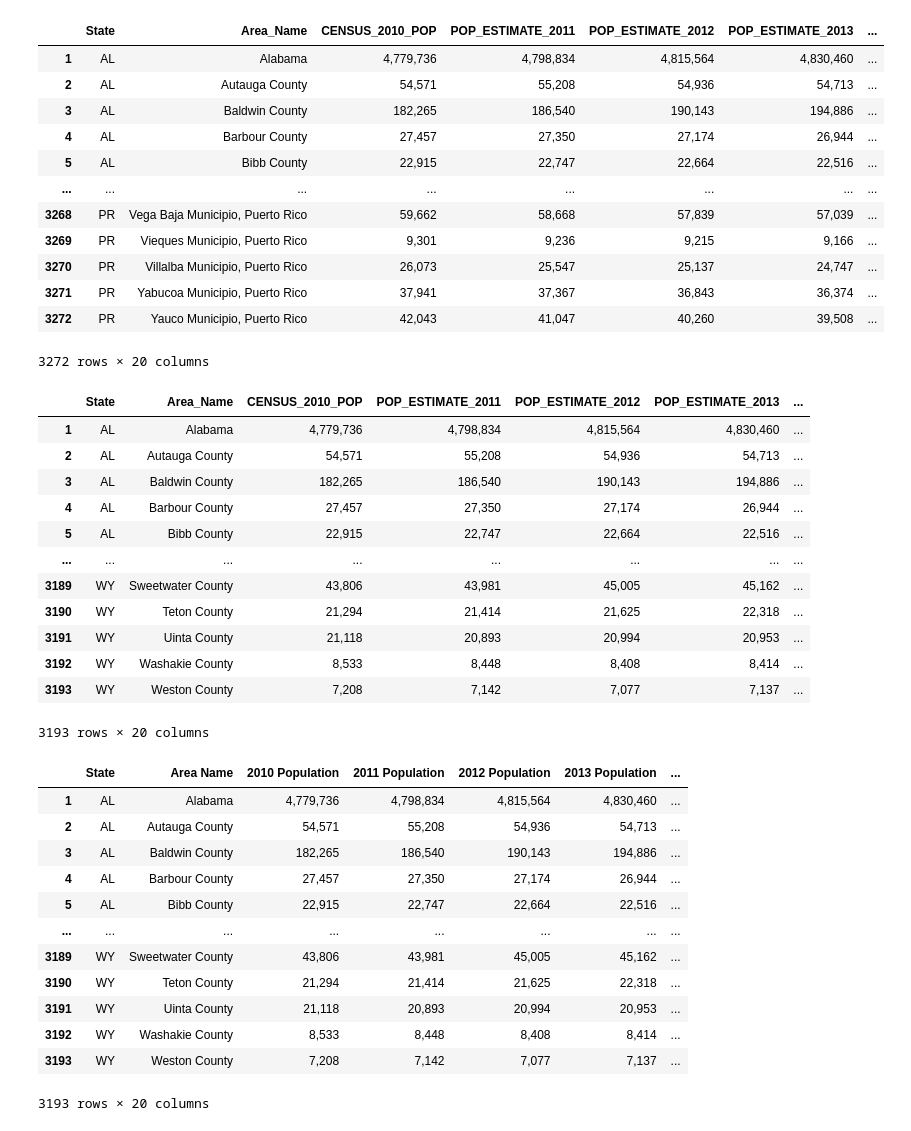
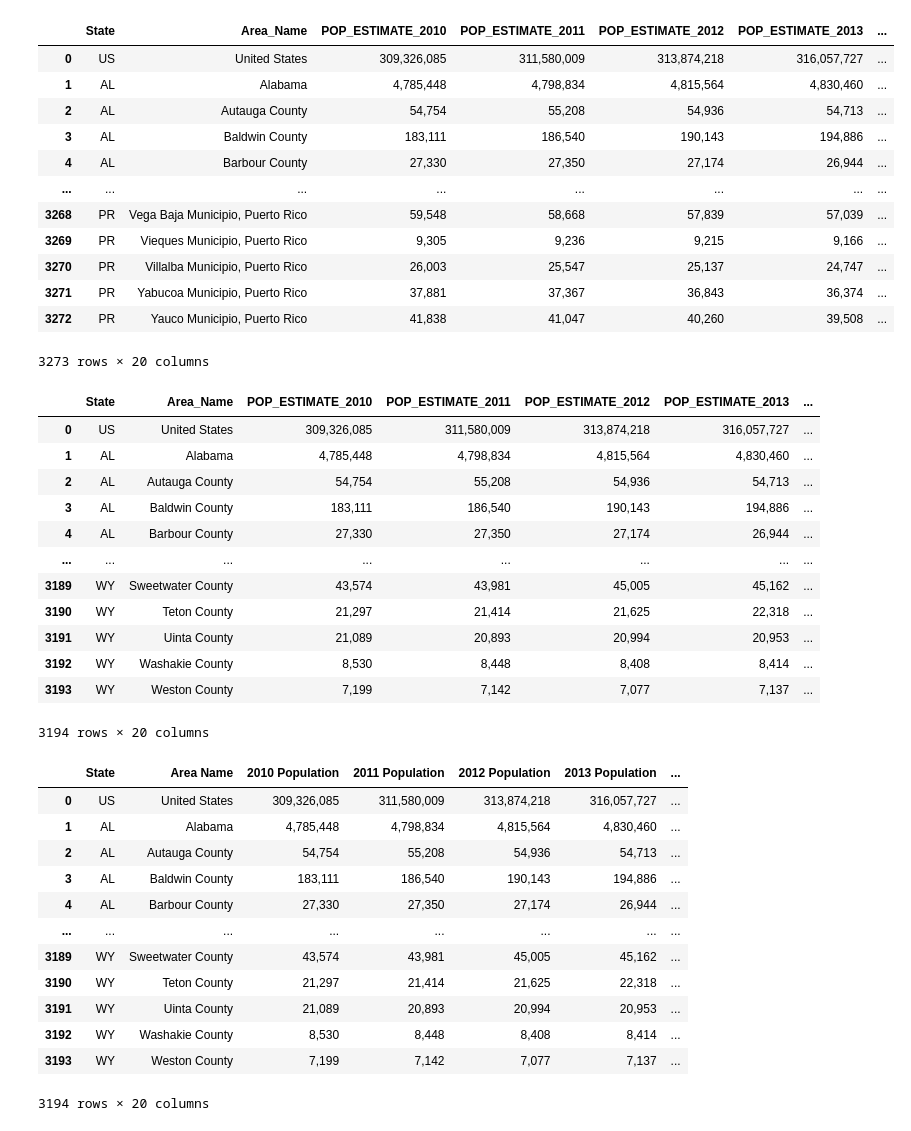
Before and after one commit to shawn-cavalieri/panic_at_the_desktop_project_1, a Jupyter notebook: svitlana_file.ipynb, the cells around one changed output. Cells and saved outputs as stored; diff of their text form; code cells hidden in the pictures.

```diff
--- a/svitlana_file.ipynb
+++ b/svitlana_file.ipynb
@@ -17,3 +8,2 @@ population.head()
 # %%
-population = population.drop(population.index[0])
-population.columns
+#population = population.drop(population.index[0])
@@ -30,45 +10,45 @@ Index(['FIPS', 'State', 'Area_Name', 'Rural-urban_Continuum Code_2003',
 # %%
-new_df=population[["State","Area_Name","CENSUS_2010_POP", "POP_ESTIMATE_2011",
+new_df=population[["State","Area_Name","POP_ESTIMATE_2010", "POP_ESTIMATE_2011",
                    "POP_ESTIMATE_2012", "POP_ESTIMATE_2013", "POP_ESTIMATE_2014",
                    "POP_ESTIMATE_2015", "POP_ESTIMATE_2016", "POP_ESTIMATE_2017","POP_ESTIMATE_2018",
                    "Births_2010", "Births_2011", "Births_2012", "Births_2013", "Births_2014", "Births_2015",
                    "Births_2016", "Births_2017", "Births_2018"
                     ]]
 new_df
 # %% [output]
-|  | State | Area_Name | CENSUS_2010_POP | POP_ESTIMATE_2011 | POP_ESTIMATE_2012 | POP_ESTIMATE_2013 | ... |
-| 1 | AL | Alabama | 4,779,736 | 4,798,834 | 4,815,564 | 4,830,460 | ... |
-| 2 | AL | Autauga County | 54,571 | 55,208 | 54,936 | 54,713 | ... |
-| 3 | AL | Baldwin County | 182,265 | 186,540 | 190,143 | 194,886 | ... |
-| 4 | AL | Barbour County | 27,457 | 27,350 | 27,174 | 26,944 | ... |
-| 5 | AL | Bibb County | 22,915 | 22,747 | 22,664 | 22,516 | ... |
+|  | State | Area_Name | POP_ESTIMATE_2010 | POP_ESTIMATE_2011 | POP_ESTIMATE_2012 | POP_ESTIMATE_2013 | ... |
+| 0 | US | United States | 309,326,085 | 311,580,009 | 313,874,218 | 316,057,727 | ... |
+| 1 | AL | Alabama | 4,785,448 | 4,798,834 | 4,815,564 | 4,830,460 | ... |
+| 2 | AL | Autauga County | 54,754 | 55,208 | 54,936 | 54,713 | ... |
+| 3 | AL | Baldwin County | 183,111 | 186,540 | 190,143 | 194,886 | ... |
+| 4 | AL | Barbour County | 27,330 | 27,350 | 27,174 | 26,944 | ... |
 | ... | ... | ... | ... | ... | ... | ... | ... |
-| 3268 | PR | Vega Baja Municipio, Puerto Rico | 59,662 | 58,668 | 57,839 | 57,039 | ... |
-| 3269 | PR | Vieques Municipio, Puerto Rico | 9,301 | 9,236 | 9,215 | 9,166 | ... |
-| 3270 | PR | Villalba Municipio, Puerto Rico | 26,073 | 25,547 | 25,137 | 24,747 | ... |
-| 3271 | PR | Yabucoa Municipio, Puerto Rico | 37,941 | 37,367 | 36,843 | 36,374 | ... |
-| 3272 | PR | Yauco Municipio, Puerto Rico | 42,043 | 41,047 | 40,260 | 39,508 | ... |
+| 3268 | PR | Vega Baja Municipio, Puerto Rico | 59,548 | 58,668 | 57,839 | 57,039 | ... |
+| 3269 | PR | Vieques Municipio, Puerto Rico | 9,305 | 9,236 | 9,215 | 9,166 | ... |
+| 3270 | PR | Villalba Municipio, Puerto Rico | 26,003 | 25,547 | 25,137 | 24,747 | ... |
+| 3271 | PR | Yabucoa Municipio, Puerto Rico | 37,881 | 37,367 | 36,843 | 36,374 | ... |
+| 3272 | PR | Yauco Municipio, Puerto Rico | 41,838 | 41,047 | 40,260 | 39,508 | ... |
-3272 rows × 20 columns
+3273 rows × 20 columns
 # %%
 #no Puerto Rico
 new_df=new_df.loc[new_df["State"]!="PR",:]
 new_df
 # %% [output]
-|  | State | Area_Name | CENSUS_2010_POP | POP_ESTIMATE_2011 | POP_ESTIMATE_2012 | POP_ESTIMATE_2013 | ... |
-| 1 | AL | Alabama | 4,779,736 | 4,798,834 | 4,815,564 | 4,830,460 | ... |
-| 2 | AL | Autauga County | 54,571 | 55,208 | 54,936 | 54,713 | ... |
-| 3 | AL | Baldwin County | 182,265 | 186,540 | 190,143 | 194,886 | ... |
-| 4 | AL | Barbour County | 27,457 | 27,350 | 27,174 | 26,944 | ... |
-| 5 | AL | Bibb County | 22,915 | 22,747 | 22,664 | 22,516 | ... |
+|  | State | Area_Name | POP_ESTIMATE_2010 | POP_ESTIMATE_2011 | POP_ESTIMATE_2012 | POP_ESTIMATE_2013 | ... |
+| 0 | US | United States | 309,326,085 | 311,580,009 | 313,874,218 | 316,057,727 | ... |
+| 1 | AL | Alabama | 4,785,448 | 4,798,834 | 4,815,564 | 4,830,460 | ... |
+| 2 | AL | Autauga County | 54,754 | 55,208 | 54,936 | 54,713 | ... |
+| 3 | AL | Baldwin County | 183,111 | 186,540 | 190,143 | 194,886 | ... |
+| 4 | AL | Barbour County | 27,330 | 27,350 | 27,174 | 26,944 | ... |
 | ... | ... | ... | ... | ... | ... | ... | ... |
-| 3189 | WY | Sweetwater County | 43,806 | 43,981 | 45,005 | 45,162 | ... |
-| 3190 | WY | Teton County | 21,294 | 21,414 | 21,625 | 22,318 | ... |
-| 3191 | WY | Uinta County | 21,118 | 20,893 | 20,994 | 20,953 | ... |
-| 3192 | WY | Washakie County | 8,533 | 8,448 | 8,408 | 8,414 | ... |
-| 3193 | WY | Weston County | 7,208 | 7,142 | 7,077 | 7,137 | ... |
+| 3189 | WY | Sweetwater County | 43,574 | 43,981 | 45,005 | 45,162 | ... |
+| 3190 | WY | Teton County | 21,297 | 21,414 | 21,625 | 22,318 | ... |
+| 3191 | WY | Uinta County | 21,089 | 20,893 | 20,994 | 20,953 | ... |
+| 3192 | WY | Washakie County | 8,530 | 8,448 | 8,408 | 8,414 | ... |
+| 3193 | WY | Weston County | 7,199 | 7,142 | 7,077 | 7,137 | ... |
-3193 rows × 20 columns
+3194 rows × 20 columns
 # %%
-new_df=new_df.rename(columns={"Area_Name":"Area Name", "CENSUS_2010_POP":"2010 Population", "POP_ESTIMATE_2011":"2011 Population",
+new_df=new_df.rename(columns={"Area_Name":"Area Name", "POP_ESTIMATE_2010":"2010 Population", "POP_ESTIMATE_2011":"2011 Population",
                              "POP_ESTIMATE_2012":"2012 Population", "POP_ESTIMATE_2013":"2013 Population", "POP_ESTIMATE_2014":"2014 Population",
                              "POP_ESTIMATE_2015":"2015 Population", "POP_ESTIMATE_2016":"2016 Population", "POP_ESTIMATE_2017":"2017 Population",
                              "POP_ESTIMATE_2018":"2018 Population", "Births_2010":"2010 Birth", "Births_2011":"2011 Birth", "Births_2012":"2012 Birth",
@@ -78,18 +58,18 @@ new_df=new_df.rename(columns={"Area_Name":"Area Name", "CENSUS_2010_POP":"2010 P
 new_df
 # %% [output]
 |  | State | Area Name | 2010 Population | 2011 Population | 2012 Population | 2013 Population | ... |
-| 1 | AL | Alabama | 4,779,736 | 4,798,834 | 4,815,564 | 4,830,460 | ... |
-| 2 | AL | Autauga County | 54,571 | 55,208 | 54,936 | 54,713 | ... |
-| 3 | AL | Baldwin County | 182,265 | 186,540 | 190,143 | 194,886 | ... |
-| 4 | AL | Barbour County | 27,457 | 27,350 | 27,174 | 26,944 | ... |
-| 5 | AL | Bibb County | 22,915 | 22,747 | 22,664 | 22,516 | ... |
+| 0 | US | United States | 309,326,085 | 311,580,009 | 313,874,218 | 316,057,727 | ... |
+| 1 | AL | Alabama | 4,785,448 | 4,798,834 | 4,815,564 | 4,830,460 | ... |
+| 2 | AL | Autauga County | 54,754 | 55,208 | 54,936 | 54,713 | ... |
+| 3 | AL | Baldwin County | 183,111 | 186,540 | 190,143 | 194,886 | ... |
+| 4 | AL | Barbour County | 27,330 | 27,350 | 27,174 | 26,944 | ... |
 | ... | ... | ... | ... | ... | ... | ... | ... |
-| 3189 | WY | Sweetwater County | 43,806 | 43,981 | 45,005 | 45,162 | ... |
-| 3190 | WY | Teton County | 21,294 | 21,414 | 21,625 | 22,318 | ... |
-| 3191 | WY | Uinta County | 21,118 | 20,893 | 20,994 | 20,953 | ... |
-| 3192 | WY | Washakie County | 8,533 | 8,448 | 8,408 | 8,414 | ... |
-| 3193 | WY | Weston County | 7,208 | 7,142 | 7,077 | 7,137 | ... |
+| 3189 | WY | Sweetwater County | 43,574 | 43,981 | 45,005 | 45,162 | ... |
+| 3190 | WY | Teton County | 21,297 | 21,414 | 21,625 | 22,318 | ... |
+| 3191 | WY | Uinta County | 21,089 | 20,893 | 20,994 | 20,953 | ... |
+| 3192 | WY | Washakie County | 8,530 | 8,448 | 8,408 | 8,414 | ... |
+| 3193 | WY | Weston County | 7,199 | 7,142 | 7,077 | 7,137 | ... |
-3193 rows × 20 columns
+3194 rows × 20 columns
 # %%
 new_df.count()
 # %% [output]
```
Also changed, not shown: parts of 40 cells of this notebook, 20 other files.
